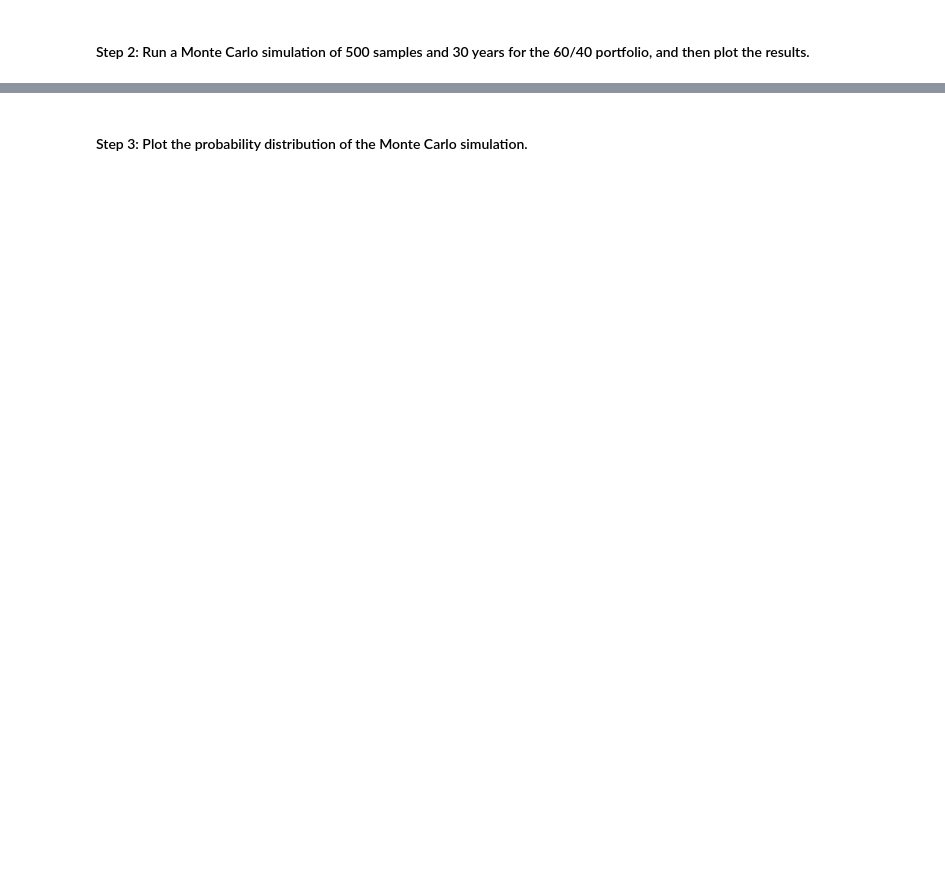
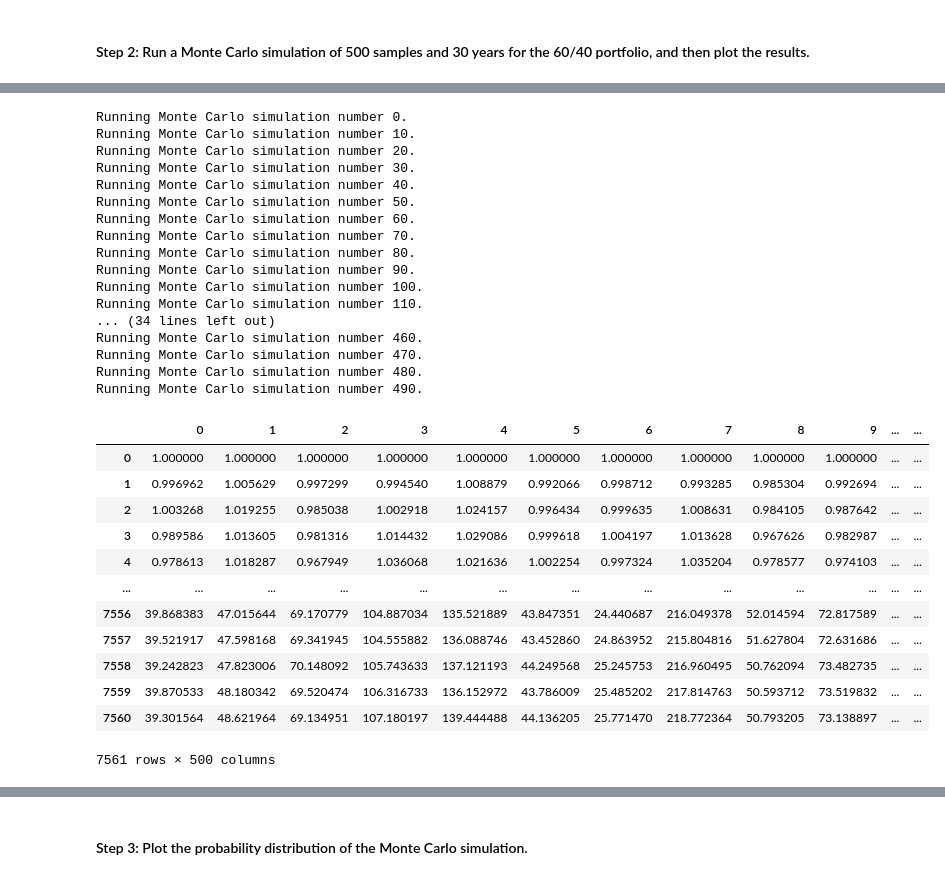
Before and after one commit to ThusSpokeZarate/emergency-and-retirement-plans, a Jupyter notebook: financial_planning_tools.ipynb, the cells around one changed output, grey strips where cells are left out. Drawn from its saved outputs; the diff is of its cells as text; code cells hidden in the pictures; blank space fills up the shorter version.

```diff
--- a/financial_planning_tools.ipynb
+++ b/financial_planning_tools.ipynb
@@ -450,6 +487,37 @@ In this section, you’ll use the MCForecastTools library to create a Monte Carl
 # %%
 # Run the Monte Carlo simulation to forecast 30 years cumulative returns
-# YOUR CODE HERE
+MC_even_weight.calc_cumulative_return()
+# %% [output]
+Running Monte Carlo simulation number 0.
+Running Monte Carlo simulation number 10.
+Running Monte Carlo simulation number 20.
+Running Monte Carlo simulation number 30.
+Running Monte Carlo simulation number 40.
+Running Monte Carlo simulation number 50.
+Running Monte Carlo simulation number 60.
+Running Monte Carlo simulation number 70.
+Running Monte Carlo simulation number 80.
+Running Monte Carlo simulation number 90.
+Running Monte Carlo simulation number 100.
+Running Monte Carlo simulation number 110.
+... (34 lines left out)
+Running Monte Carlo simulation number 460.
+Running Monte Carlo simulation number 470.
+Running Monte Carlo simulation number 480.
+Running Monte Carlo simulation number 490.
+|  | 0 | 1 | 2 | 3 | 4 | 5 | 6 | 7 | 8 | 9 | ... | ... |
+| 0 | 1.000000 | 1.000000 | 1.000000 | 1.000000 | 1.000000 | 1.000000 | 1.000000 | 1.000000 | 1.000000 | 1.000000 | ... | ... |
+| 1 | 0.996962 | 1.005629 | 0.997299 | 0.994540 | 1.008879 | 0.992066 | 0.998712 | 0.993285 | 0.985304 | 0.992694 | ... | ... |
+| 2 | 1.003268 | 1.019255 | 0.985038 | 1.002918 | 1.024157 | 0.996434 | 0.999635 | 1.008631 | 0.984105 | 0.987642 | ... | ... |
+| 3 | 0.989586 | 1.013605 | 0.981316 | 1.014432 | 1.029086 | 0.999618 | 1.004197 | 1.013628 | 0.967626 | 0.982987 | ... | ... |
+| 4 | 0.978613 | 1.018287 | 0.967949 | 1.036068 | 1.021636 | 1.002254 | 0.997324 | 1.035204 | 0.978577 | 0.974103 | ... | ... |
+| ... | ... | ... | ... | ... | ... | ... | ... | ... | ... | ... | ... | ... |
+| 7556 | 39.868383 | 47.015644 | 69.170779 | 104.887034 | 135.521889 | 43.847351 | 24.440687 | 216.049378 | 52.014594 | 72.817589 | ... | ... |
+| 7557 | 39.521917 | 47.598168 | 69.341945 | 104.555882 | 136.088746 | 43.452860 | 24.863952 | 215.804816 | 51.627804 | 72.631686 | ... | ... |
+| 7558 | 39.242823 | 47.823006 | 70.148092 | 105.743633 | 137.121193 | 44.249568 | 25.245753 | 216.960495 | 50.762094 | 73.482735 | ... | ... |
+| 7559 | 39.870533 | 48.180342 | 69.520474 | 106.316733 | 136.152972 | 43.786009 | 25.485202 | 217.814763 | 50.593712 | 73.519832 | ... | ... |
+| 7560 | 39.301564 | 48.621964 | 69.134951 | 107.180197 | 139.444488 | 44.136205 | 25.771470 | 218.772364 | 50.793205 | 73.138897 | ... | ... |
+7561 rows × 500 columns
 # %%
 # Visualize the 30-year Monte Carlo simulation by creating an
 # overlay line plot
```
Also changed, not shown: parts of 20 cells of this notebook.
